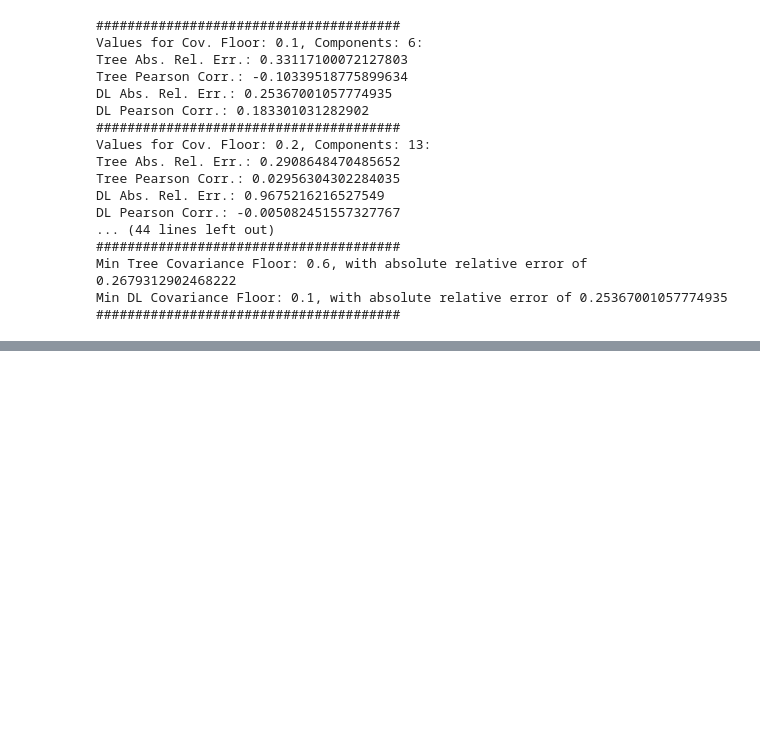
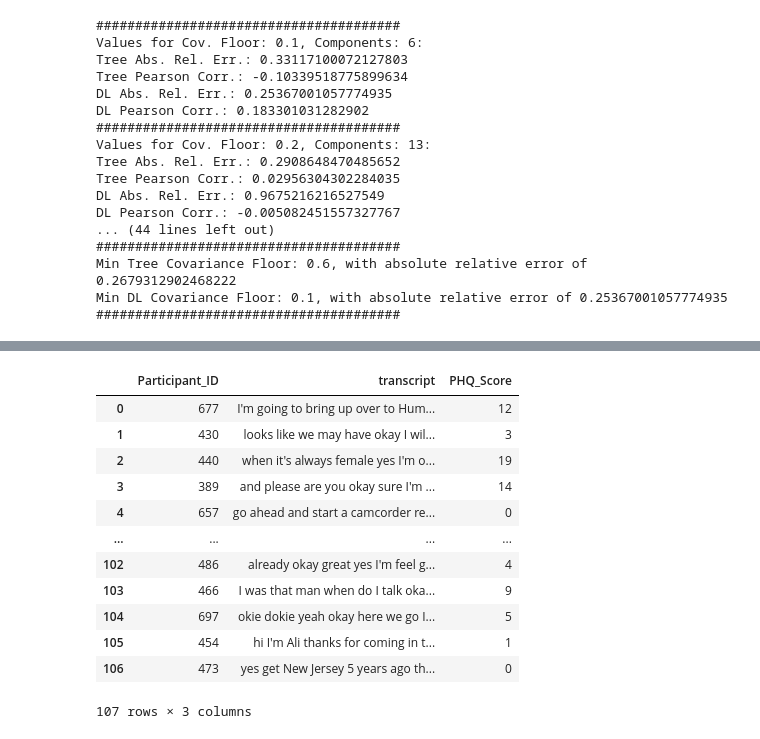
Before and after one commit to cekcreator/Mitigating-socio-demographic-bias, a Jupyter notebook: code/code.ipynb, the cells around one changed output, grey strips where cells are left out. Cells and saved outputs as stored; diff of their text form; code cells hidden in the pictures; blank space fills up the shorter version.

Commit message:
Add code and dataset for google collab

```diff
--- a/code/code.ipynb
+++ b/code/code.ipynb
@@ -696,0 +746,3 @@ Min DL Covariance Floor: 0.1, with absolute relative error of 0.2536700105777493
+# %%
+y_transcripts = transcripts_df.pop('PHQ_Score')
+y_transcripts
@@ -696,0 +766,2 @@ Min DL Covariance Floor: 0.1, with absolute relative error of 0.2536700105777493
+# %%
+x_train, x_test, y_train, y_test = train_test_split(transcripts_df, y_transcripts, test_size=0.2, random_state=76)
@@ -696,0 +783,20 @@ Min DL Covariance Floor: 0.1, with absolute relative error of 0.2536700105777493
+# %%
+x_train = x_train.reset_index(drop=True)
+y_train = y_train.reset_index(drop=True)
+# %%
+training_dataset = pd.concat([x_train, y_train], axis=1)
+training_dataset
+# %% [output]
+|  | Participant_ID | transcript | PHQ_Score |
+| 0 | 677 | I'm going to bring up over to Hum... | 12 |
+| 1 | 430 | looks like we may have okay I wil... | 3 |
+| 2 | 440 | when it's always female yes I'm o... | 19 |
+| 3 | 389 | and please are you okay sure I'm ... | 14 |
+| 4 | 657 | go ahead and start a camcorder re... | 0 |
+| ... | ... | ... | ... |
+| 102 | 486 | already okay great yes I'm feel g... | 4 |
+| 103 | 466 | I was that man when do I talk oka... | 9 |
+| 104 | 697 | okie dokie yeah okay here we go I... | 5 |
+| 105 | 454 | hi I'm Ali thanks for coming in t... | 1 |
+| 106 | 473 | yes get New Jersey 5 years ago th... | 0 |
+107 rows × 3 columns
```
Also changed, not shown: parts of 21 cells of this notebook, 1 other file.
